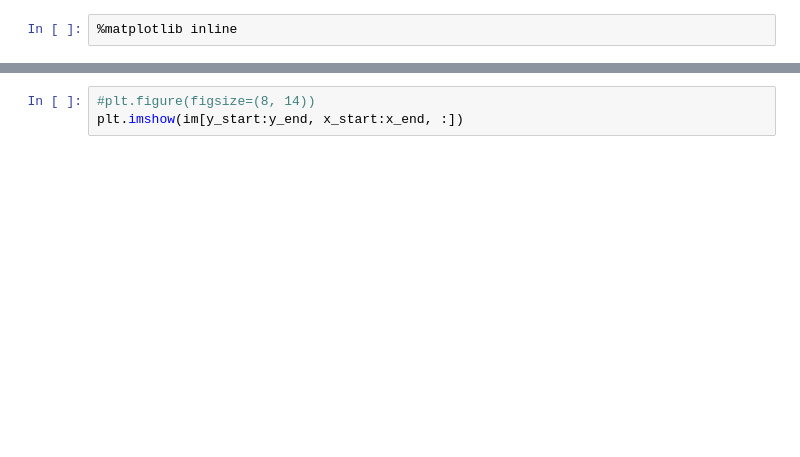
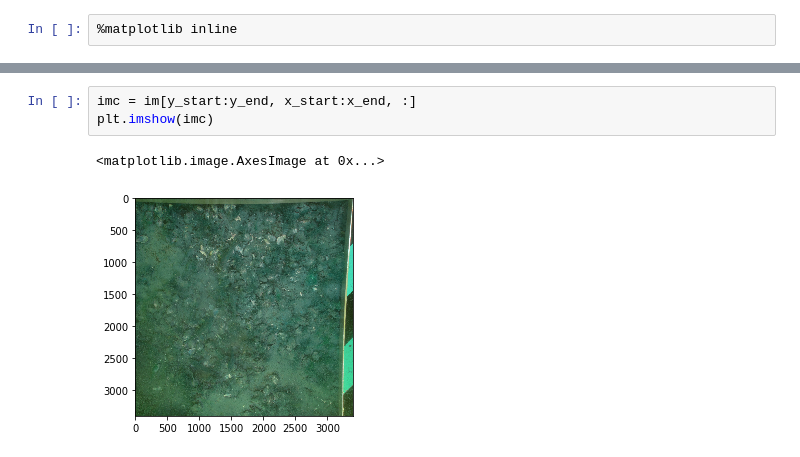
Before and after one commit to AngusG/deep-learning-dreissenid, a Jupyter notebook: labelme/resize-images.ipynb, the cells around one changed output, grey strips where cells are left out. Saved outputs shown, nothing was run; the diff lists cells and outputs as text; blank space fills up the shorter version.

```diff
--- a/labelme/resize-images.ipynb
+++ b/labelme/resize-images.ipynb
@@ -21,3 +36,6 @@ print(y_end - y_start)
 # %%
-#plt.figure(figsize=(8, 14))
-plt.imshow(im[y_start:y_end, x_start:x_end, :])
+imc = im[y_start:y_end, x_start:x_end, :]
+plt.imshow(imc)
+# %% [output]
+<matplotlib.image.AxesImage at 0x...>
+[figure, added]
```
Also changed, not shown: parts of 9 cells of this notebook.
